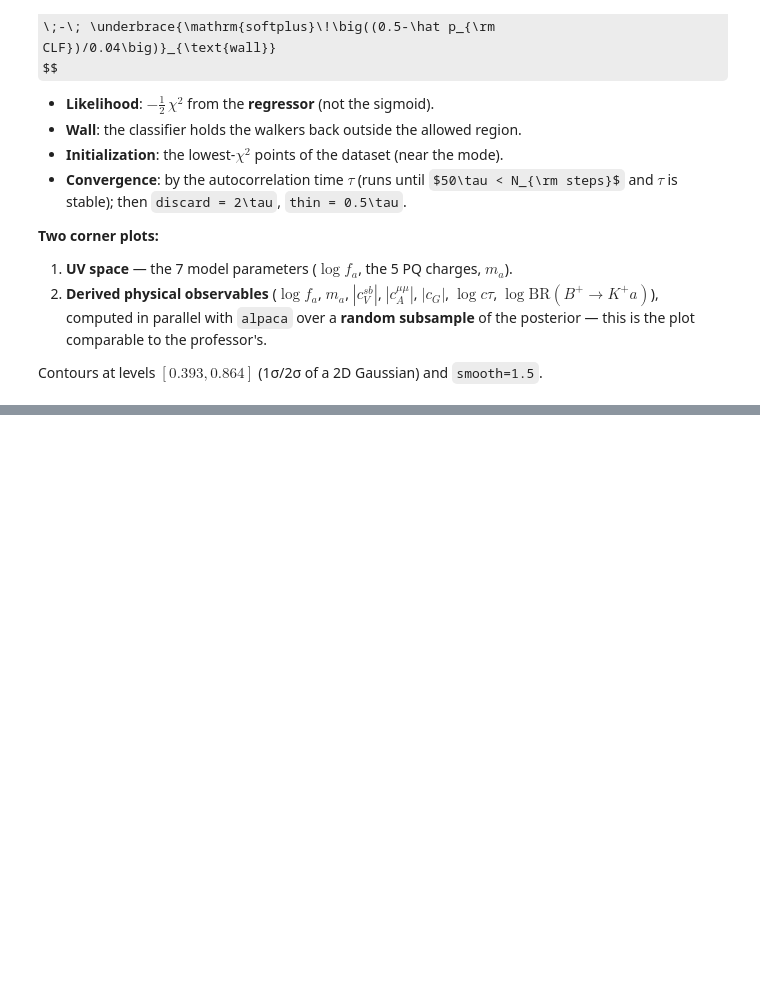
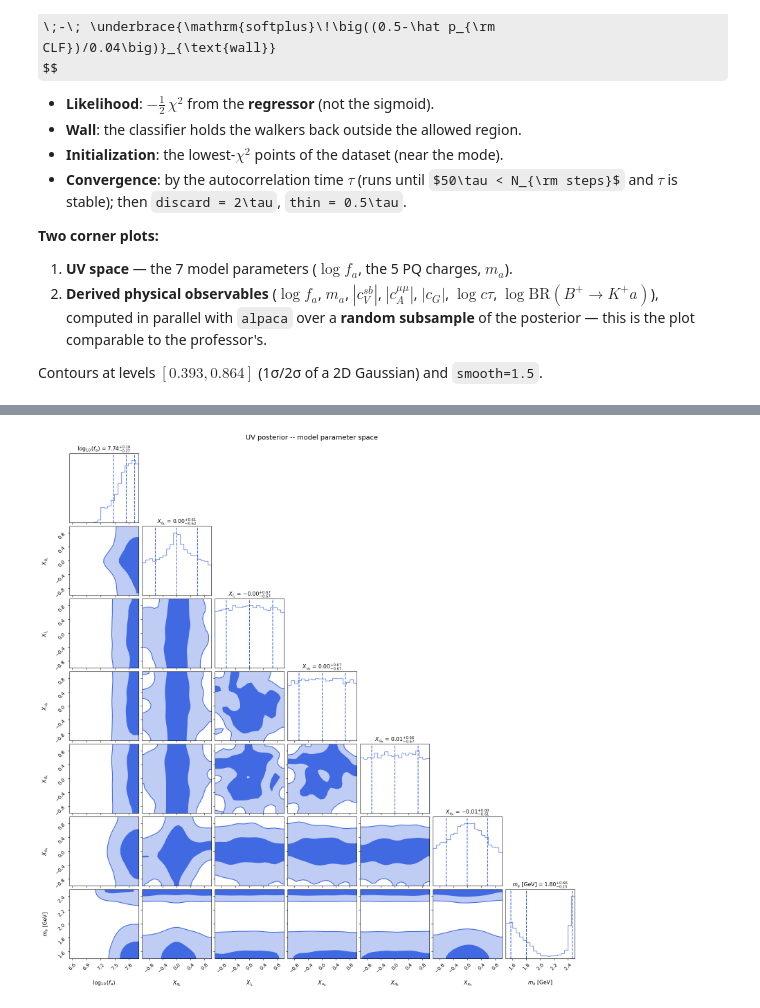
Before and after one commit to AlejandroMirRamos/AlpsML, a Jupyter notebook: notebooks/AlpsML.ipynb, the cells around one changed output, grey strips where cells are left out. Drawn from its saved outputs; the diff is of its cells as text; code cells hidden in the pictures; some formulas as TeX source; blank space fills up the shorter version.

```diff
--- a/notebooks/AlpsML.ipynb
+++ b/notebooks/AlpsML.ipynb
@@ -625,21 +620,14 @@ import multiprocessing as mp
 import time
 import warnings
 
-# ============================================================================
-# POSTERIOR  (patron de Jorge-Alda/comcha_tutorial -> 04_sampling.ipynb)
-#
-#   log_posterior(x) = -0.5 * REG(x)      <- likelihood real exp(-chi2/2)
-#                      + log_prior(x)      <- prior (aqui: caja plana)
-#                      - penalty(CLF(x))   <- muro blando: clasificador como pared
-#
-# OJO (correccion clave): el LIKELIHOOD viene del REGRESOR de chi2 crudo.
-# El sigmoide (clasificador) NO es el likelihood: solo sirve de muro para que
-# los walkers no se metan donde el regresor extrapola. Antes se muestreaba
-# log(sigmoide) directamente -> meseta plana -> corner a "cajas".
-# ============================================================================
+# Posterior:
+#   log_posterior(x) = -0.5 * REG(x)      <- likelihood from the raw-chi2 regressor
+#                      + flat prior        <- flat box prior
+#                      - penalty(CLF(x))   <- soft wall from the classifier
+# The likelihood comes from REG (raw chi2), not the sigmoid; CLF is only a wall.
 
 clf = xgb.XGBRegressor(); clf.load_model(CLF_PATH)   # sigmoid(chi2) in [0,1]
-reg = xgb.XGBRegressor(); reg.load_model(REG_PATH)   # chi2 crudo
+reg = xgb.XGBRegressor(); reg.load_model(REG_PATH)   # raw chi2
 
 _features = FEATURES  # 7D
 _L = np.array([6.0, PQ_MIN, PQ_MIN, PQ_MIN, PQ_MIN, PQ_MIN, MA_MIN])
@@ -648,26 +636,26 @@ ndim = len(_features)
 
 
 def _softplus(x):
-    """log(1+e^x) estable = penalizacion suave."""
+    """Stable log(1+e^x)."""
     return np.logaddexp(0.0, x)
 
 
 def log_posterior(theta):
-    """Vectorizado: theta (n, ndim) -> log_prob (n,).  emcee con vectorize=True."""
+    """Vectorized: theta (n, ndim) -> log_prob (n,) for emcee vectorize=True."""
     theta = np.atleast_2d(theta).astype(np.float32)
     out = np.full(theta.shape[0], -np.inf, dtype=float)
     in_box = np.all((theta >= _L) & (theta <= _H), axis=1)
     if in_box.any():
         t = theta[in_box]
-        chi2  = reg.predict(t)              # chi2 crudo (regresor)
-        p_all = clf.predict(t)              # sigmoide permitido/excluido
-        log_lh  = -0.5 * chi2                                   # likelihood
-        penalty = _softplus((0.5 - p_all) / 0.04)              # muro: p<0.5 -> excluido
-        out[in_box] = log_lh - penalty                          # prior plano en la caja
+        chi2  = reg.predict(t)              # raw chi2 (regressor)
+        p_all = clf.predict(t)              # sigmoid allowed/excluded
+        log_lh  = -0.5 * chi2               # likelihood
+        penalty = _softplus((0.5 - p_all) / 0.04)   # wall: p<0.5 -> excluded
+        out[in_box] = log_lh - penalty      # flat prior inside the box
     return out
 
 
-# --- Posiciones iniciales: los puntos de menor chi2 del dataset (cerca del modo) ---
+# Initial positions: the lowest-chi2 points of the dataset (near the mode)
 _df_seed = pd.read_csv(DATASET_CSV)
 _df_seed = _df_seed[np.isfinite(_df_seed['chi2'])]
 nwalkers = 128
@@ -677,12 +665,12 @@ p0 = _seed + 1e-3 * (_H - _L) * _rng.normal(size=_seed.shape)
 p0 = np.clip(p0, _L + 1e-9, _H - 1e-9)
 
 
-# --- Ejecutar / cargar MCMC ---
+# Run / load MCMC
 if not FORCE_MCMC and POSTERIOR_CSV.exists():
-    print(f"Posterior ya existe -- cargando {POSTERIOR_CSV}")
+    print(f"Posterior exists -- loading {POSTERIOR_CSV}")
     flat_samples = pd.read_csv(POSTERIOR_CSV).values
 else:
-    print(f"Corriendo MCMC con emcee ({nwalkers} walkers, vectorizado)...")
+    print(f"Running emcee ({nwalkers} walkers, vectorized)...")
     sampler = emcee.EnsembleSampler(
         nwalkers, ndim, log_posterior, vectorize=True,
         moves=[(emcee.moves.DEMove(), 0.8), (emcee.moves.DESnookerMove(), 0.2)],
@@ -694,7 +682,7 @@ else:
         if sampler.iteration % 200:
             continue
         tau = sampler.get_autocorr_time(tol=0)
-        # Convergencia: cadena > 50*tau y tau estable al 1%
+        # Converged when chain > 50*tau and tau is stable to 1%
         converged = np.all(tau * 50 < sampler.iteration)
         converged &= np.all(np.abs(old_tau - tau) / tau < 0.01)
         old_tau = tau
@@ -706,15 +694,15 @@ else:
     thinby = max(1, int(0.5 * np.min(tau)))
     flat_samples = sampler.get_chain(discard=burnin, thin=thinby, flat=True)
     acc = float(np.mean(sampler.acceptance_fraction))
-    print(f"\n  pasos={sampler.iteration}  tau_max={np.max(tau):.1f}  "
+    print(f"\n  steps={sampler.iteration}  tau_max={np.max(tau):.1f}  "
           f"burn-in={burnin}  thin={thinby}  acc={acc:.3f}")
-    print(f"  muestras (post burn-in + thin): {len(flat_samples):,}")
+    print(f"  samples (after burn-in + thin): {len(flat_samples):,}")
 
     pd.DataFrame(flat_samples, columns=_features).to_csv(POSTERIOR_CSV, index=False)
-    print(f"  Guardado: {POSTERIOR_CSV}")
+    print(f"  Saved: {POSTERIOR_CSV}")
 
 
-# --- Corner plot -- espacio UV (parametros del modelo) ---
+# Corner plot -- UV space (model parameters)
 corner_labels = [
     r"$\log_{10}(f_a)$", r"$X_{q_L}$", r"$X_{l_L}$",
     r"$X_{u_R}$", r"$X_{d_R}$", r"$X_{e_R}$", r"$m_a$ [GeV]"
@@ -724,22 +712,19 @@ fig1 = corner.corner(
     show_titles=True, title_fmt=".2f",
     quantiles=[0.16, 0.5, 0.84],
     color="royalblue", smooth=1.5,
-    levels=[0.393, 0.864],   # 1-sigma y 2-sigma para una gaussiana 2D
+    levels=[0.393, 0.864],   # 1-sigma and 2-sigma for a 2D Gaussian
     fill_contours=True, plot_datapoints=False,
     label_kwargs={"fontsize": 11}, title_kwargs={"fontsize": 11},
 )
-plt.suptitle("Posterior UV v2 -- espacio de parametros del modelo", fontsize=14, y=1.01)
+plt.suptitle("UV posterior -- model parameter space", fontsize=14, y=1.01)
 plt.savefig(CORNER_PNG, dpi=300, bbox_inches='tight')
 plt.show()
-print(f"Corner UV guardado en {CORNER_PNG}")
+print(f"UV corner saved to {CORNER_PNG}")
 
 
-# ============================================================================
-# Corner plot -- observables fisicos derivados (estilo del profesor)
-#   log10(fa), ma, 100*|c_Vsb|, |c_Amm|, |cG|, log10(ctau)[m], log10 BR(B+->K+a)
-# Se calculan en PARALELO sobre una submuestra ALEATORIA del posterior
-# (antes se usaba flat_samples[:5000] = los primeros pasos -> nube sesgada).
-# ============================================================================
+# Corner plot -- derived physical observables:
+# log10(fa), ma, 100*|c_Vsb|, |c_Amm|, |cG|, log10(ctau)[m], log10 BR(B+->K+a),
+# computed in parallel over a random subsample of the posterior.
 from alpaca.uvmodels import PQChargedModel
 from alpaca.decays.alp_decays.branching_ratios import total_decay_width
 from alpaca.decays.decays import branching_ratio
@@ -782,13 +767,13 @@ def _derive_row(row):
 
 
 if not FORCE_MCMC and POSTERIOR_CSV_THEORY.exists():
-    print(f"Posterior fisico ya existe -- cargando {POSTERIOR_CSV_THEORY}")
+    print(f"Physical posterior exists -- loading {POSTERIOR_CSV_THEORY}")
     theory_df = pd.read_csv(POSTERIOR_CSV_THEORY)
 else:
     N_PHYS = min(15_000, len(flat_samples))
     idx = np.random.default_rng(99).choice(len(flat_samples), N_PHYS, replace=False)
     subset = flat_samples[idx]
-    print(f"Calculando observables fisicos para {N_PHYS} muestras aleatorias "
+    print(f"Computing physical observables for {N_PHYS} random samples "
           f"({N_CORES} cores)...")
     t0 = time.time()
     with _CTX.Pool(processes=N_CORES) as pool:
@@ -796,11 +781,11 @@ else:
     theory_df = pd.DataFrame(rows, columns=[
         'log_fa', 'ma', 'c_Vsb_x100', 'c_Amm', 'cG', 'log10_ctau_m', 'log10_BR_BKa'
     ]).dropna().reset_index(drop=True)
-    print(f"  {len(theory_df)}/{N_PHYS} validas en {time.time()-t0:.0f}s")
+    print(f"  {len(theory_df)}/{N_PHYS} valid in {time.time()-t0:.0f}s")
     theory_df.to_csv(POSTERIOR_CSV_THEORY, index=False)
-    print(f"  Guardado: {POSTERIOR_CSV_THEORY}")
+    print(f"  Saved: {POSTERIOR_CSV_THEORY}")
 
-# Corner plot observables fisicos
+# Corner plot of physical observables
 phys_labels = [
     r"$\log_{10}(f_a/\mathrm{GeV})$",
     r"$m_a\ [\mathrm{GeV}]$",
@@ -823,7 +808,8 @@ fig2 = corner.corner(
     fill_contours=True, plot_datapoints=False,
     label_kwargs={"fontsize": 10}, title_kwargs={"fontsize": 10},
 )
-plt.suptitle("Posterior UV v2 -- observables fisicos derivados", fontsize=14, y=1.01)
+plt.suptitle("UV posterior -- derived physical observables", fontsize=14, y=1.01)
 plt.savefig(CORNER_PHYS_PNG, dpi=300, bbox_inches='tight')
 plt.show()
-print(f"Corner fisico guardado en {CORNER_PHYS_PNG}")
+print(f"Physical corner saved to {CORNER_PHYS_PNG}")
+# %% [output]
@@ -829,0 +817 @@ print(f"Corner fisico guardado en {CORNER_PHYS_PNG}")
+[figure, added]
```
Also changed, not shown: parts of 6 cells of this notebook, 2 other files.
